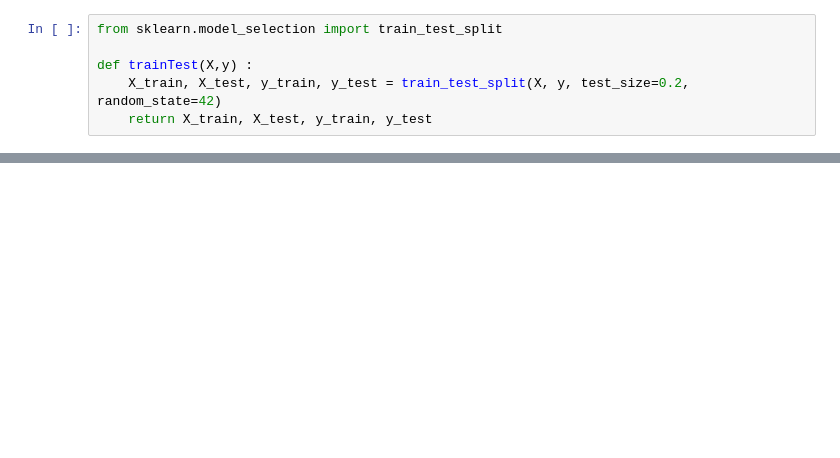
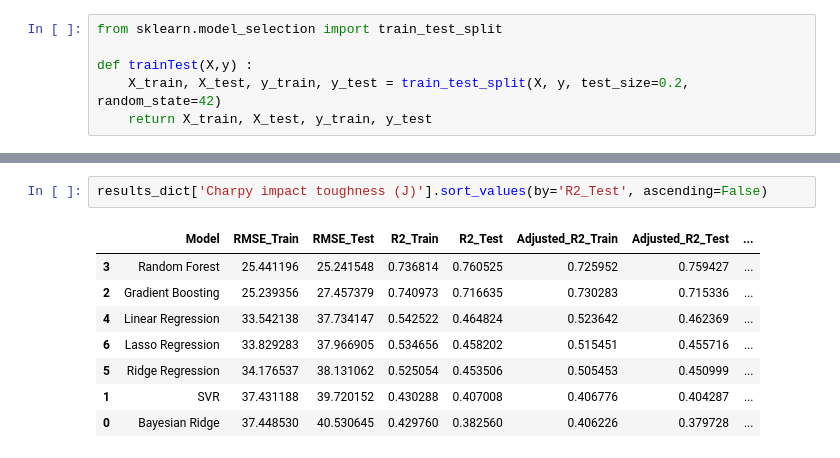
Before and after one commit to irenedagherr/ApprentissageAutomatiqueProjet, a Jupyter notebook: 5 - Implementation ML/MLsupervised.ipynb, the cells around one changed output, grey strips where cells are left out. Saved outputs shown, nothing was run; the diff lists cells and outputs as text; blank space fills up the shorter version.

```diff
--- a/5 - Implementation ML/MLsupervised.ipynb
+++ b/5 - Implementation ML/MLsupervised.ipynb
@@ -347,0 +494,11 @@ Résultat pour Yield strength (MPa) avec pour moyenne 508.55717948717944:
+# %%
+results_dict['Charpy impact toughness (J)'].sort_values(by='R2_Test', ascending=False)
+# %% [output]
+|  | Model | RMSE_Train | RMSE_Test | R2_Train | R2_Test | Adjusted_R2_Train | Adjusted_R2_Test | ... |
+| 3 | Random Forest | 25.441196 | 25.241548 | 0.736814 | 0.760525 | 0.725952 | 0.759427 | ... |
+| 2 | Gradient Boosting | 25.239356 | 27.457379 | 0.740973 | 0.716635 | 0.730283 | 0.715336 | ... |
+| 4 | Linear Regression | 33.542138 | 37.734147 | 0.542522 | 0.464824 | 0.523642 | 0.462369 | ... |
+| 6 | Lasso Regression | 33.829283 | 37.966905 | 0.534656 | 0.458202 | 0.515451 | 0.455716 | ... |
+| 5 | Ridge Regression | 34.176537 | 38.131062 | 0.525054 | 0.453506 | 0.505453 | 0.450999 | ... |
+| 1 | SVR | 37.431188 | 39.720152 | 0.430288 | 0.407008 | 0.406776 | 0.404287 | ... |
+| 0 | Bayesian Ridge | 37.448530 | 40.530645 | 0.429760 | 0.382560 | 0.406226 | 0.379728 | ... |
```
Also changed, not shown: parts of 9 cells of this notebook, 6 other files.
